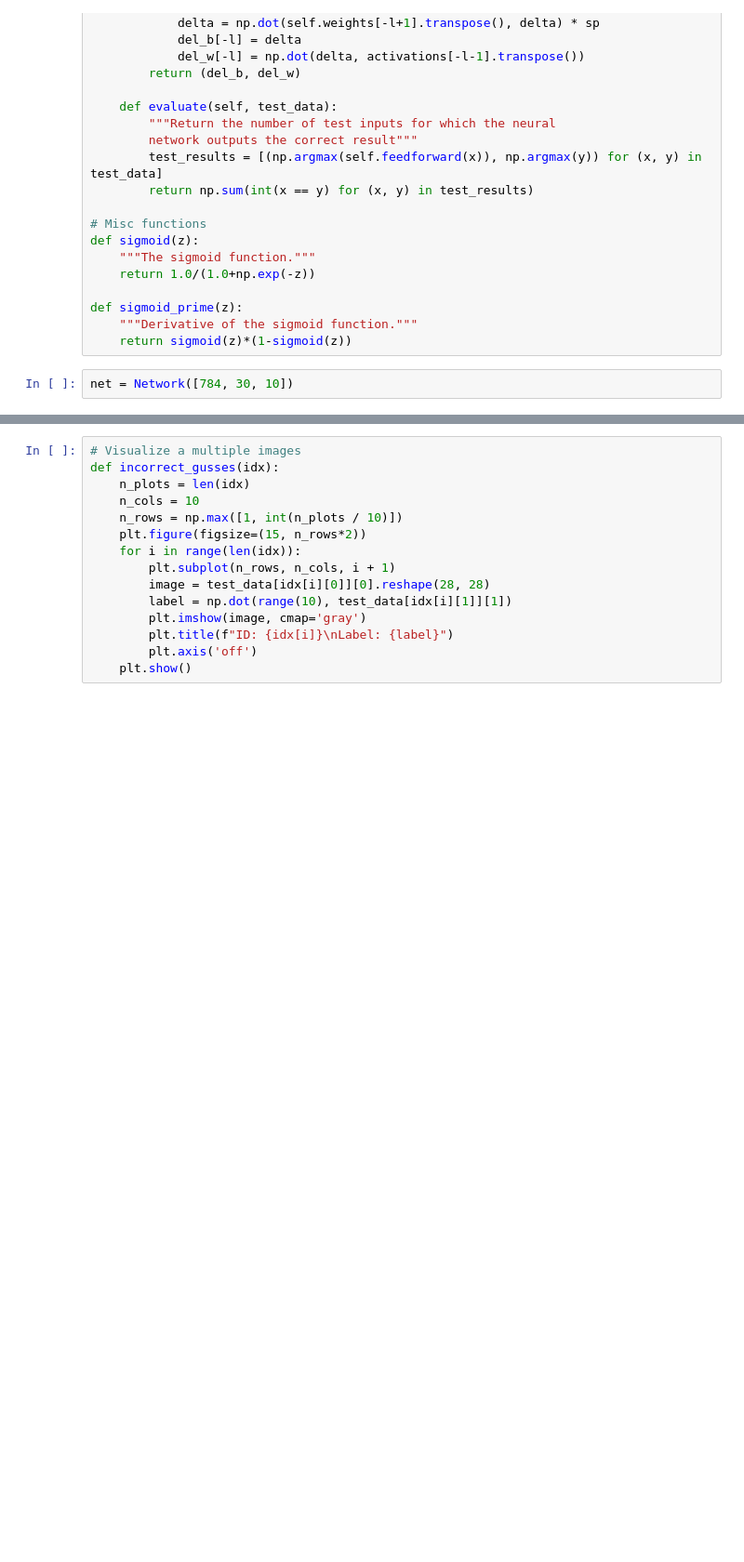
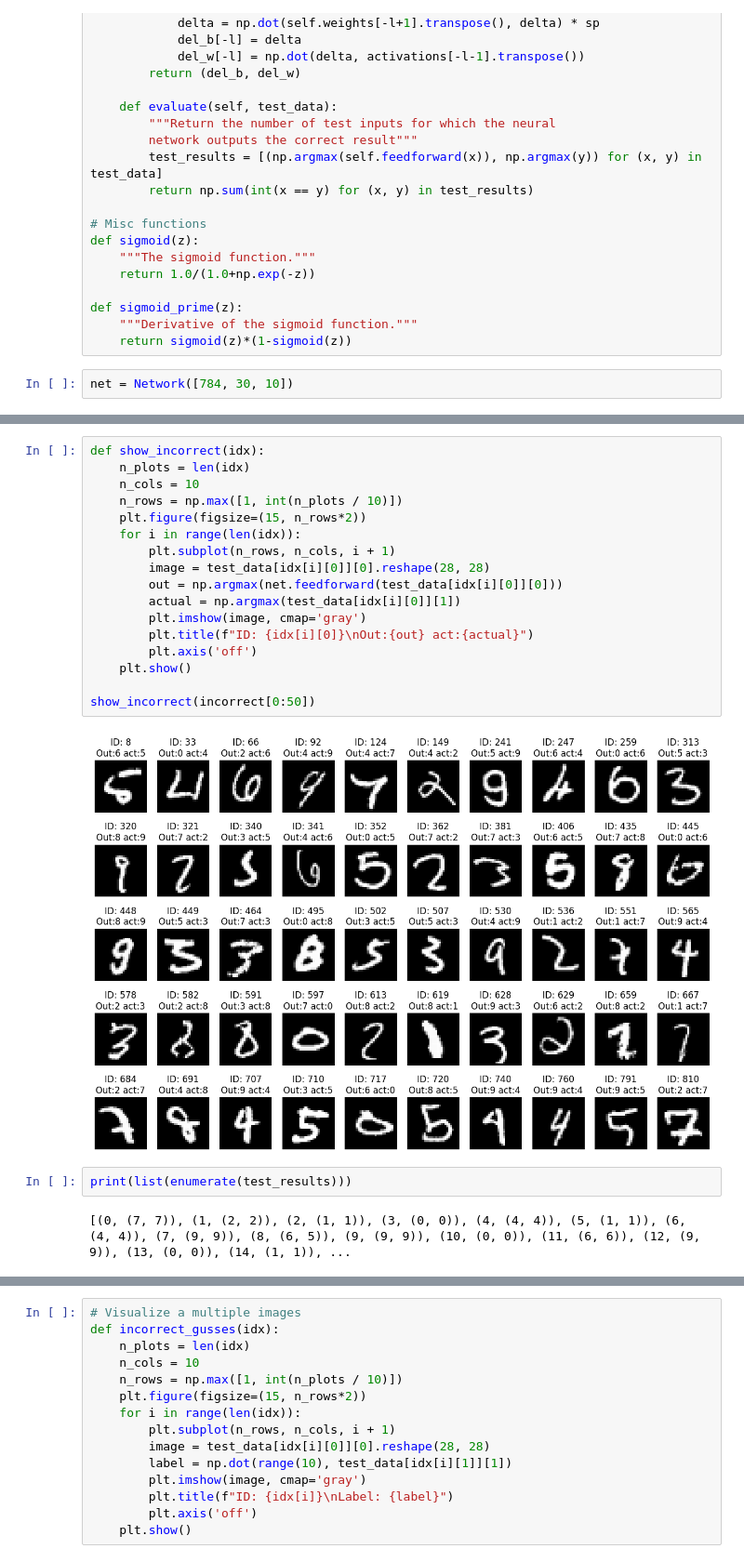
Before and after one commit to DohByDohX/MLStuff, a Jupyter notebook: ANN_Practice/4.MNIST_Classifier.ipynb, the cells around one changed output, grey strips where cells are left out. Shown: that part at 93% size. Saved outputs shown, nothing was run; the diff lists cells and outputs as text; blank space fills up the shorter version.

```diff
--- a/ANN_Practice/4.MNIST_Classifier.ipynb
+++ b/ANN_Practice/4.MNIST_Classifier.ipynb
@@ -275,0 +286,23 @@ for (x, y) in test_results:
+# %%
+def show_incorrect(idx):
+    n_plots = len(idx)
+    n_cols = 10
+    n_rows = np.max([1, int(n_plots / 10)])
+    plt.figure(figsize=(15, n_rows*2))
+    for i in range(len(idx)):
+        plt.subplot(n_rows, n_cols, i + 1)
+        image = test_data[idx[i][0]][0].reshape(28, 28)
+        out = np.argmax(net.feedforward(test_data[idx[i][0]][0]))
+        actual = np.argmax(test_data[idx[i][0]][1])
+        plt.imshow(image, cmap='gray')
+        plt.title(f"ID: {idx[i][0]}\nOut:{out} act:{actual}")
+        plt.axis('off')
+    plt.show()
+
+show_incorrect(incorrect[0:50])
+# %% [output]
+[figure, added]
+# %%
+print(list(enumerate(test_results)))
+# %% [output]
+[(0, (7, 7)), (1, (2, 2)), (2, (1, 1)), (3, (0, 0)), (4, (4, 4)), (5, (1, 1)), (6, (4, 4)), (7, (9, 9)), (8, (6, 5)), (9, (9, 9)), (10, (0, 0)), (11, (6, 6)), (12, (9, 9)), (13, (0, 0)), (14, (1, 1)), ...
```
Also changed, not shown: parts of 14 cells of this notebook.
